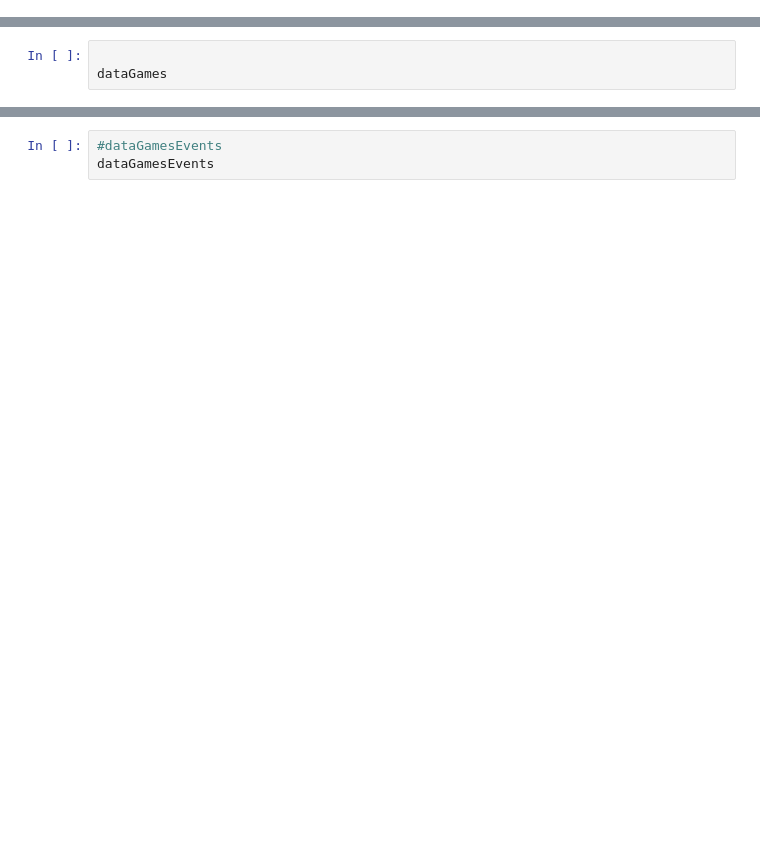
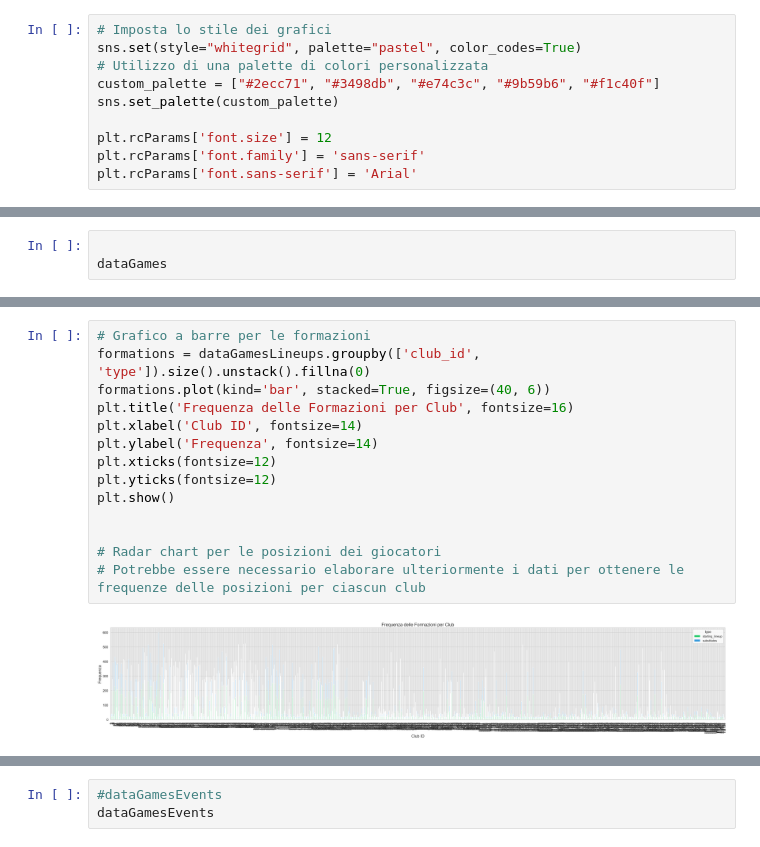
Before and after one commit to valeriogozzellino/TWEB-REACT-PROJECT, a Jupyter notebook: DataAnalysis/DataSet/ClubsAnalysis.ipynb, the cells around one changed output, grey strips where cells are left out. Saved outputs shown, nothing was run; the diff lists cells and outputs as text; blank space fills up the shorter version.

```diff
--- a/DataAnalysis/DataSet/ClubsAnalysis.ipynb
+++ b/DataAnalysis/DataSet/ClubsAnalysis.ipynb
@@ -18,3 +22,13 @@ from geopy.extra.rate_limiter import RateLimiter
 import folium as folium # per i grafici geografici
 pd.set_option('display.max_columns', None)
 import matplotlib.pyplot as plt
+# %%
+# Imposta lo stile dei grafici
+sns.set(style="whitegrid", palette="pastel", color_codes=True)
+# Utilizzo di una palette di colori personalizzata
+custom_palette = ["#2ecc71", "#3498db", "#e74c3c", "#9b59b6", "#f1c40f"]
+sns.set_palette(custom_palette)
+
+plt.rcParams['font.size'] = 12
+plt.rcParams['font.family'] = 'sans-serif'
+plt.rcParams['font.sans-serif'] = 'Arial'
@@ -73,0 +195,16 @@ dataGamesLineups.head(100)
+# %%
+# Grafico a barre per le formazioni
+formations = dataGamesLineups.groupby(['club_id', 'type']).size().unstack().fillna(0)
+formations.plot(kind='bar', stacked=True, figsize=(40, 6))
+plt.title('Frequenza delle Formazioni per Club', fontsize=16)
+plt.xlabel('Club ID', fontsize=14)
+plt.ylabel('Frequenza', fontsize=14)
+plt.xticks(fontsize=12)
+plt.yticks(fontsize=12)
+plt.show()
+
+
+# Radar chart per le posizioni dei giocatori
+# Potrebbe essere necessario elaborare ulteriormente i dati per ottenere le frequenze delle posizioni per ciascun club
+# %% [output]
+[figure, added]
```
Also changed, not shown: parts of 32 cells of this notebook, 1 other file.
